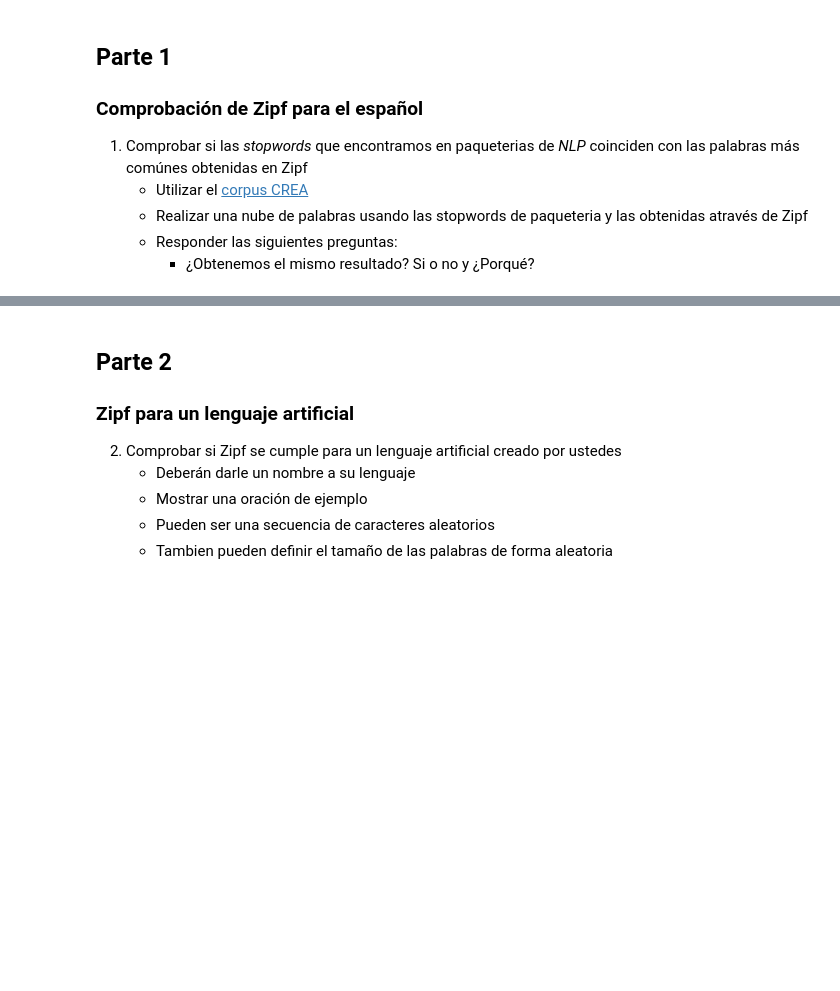
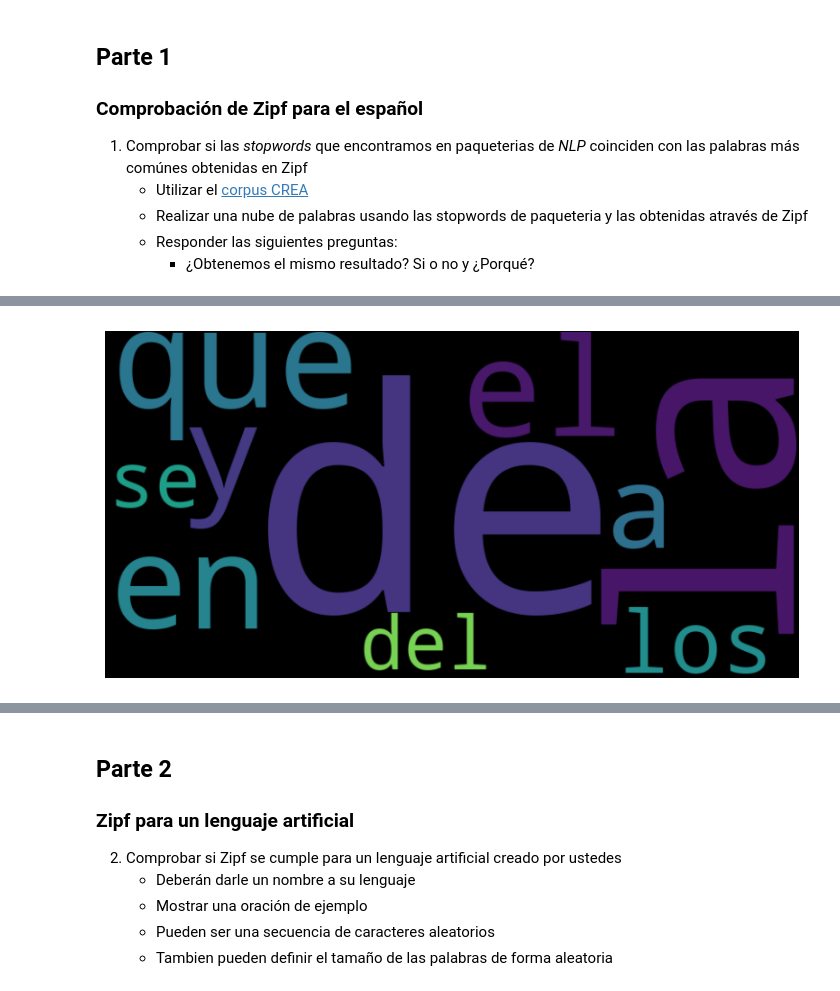
Before and after one commit to umoqnier/cl-2024-2-lab, a Jupyter notebook: practices/jardondiego/pr3/pr3.ipynb, the cells around one changed output, grey strips where cells are left out. Drawn from its saved outputs; the diff is of its cells as text; code cells hidden in the pictures; blank space fills up the shorter version.

```diff
--- a/practices/jardondiego/pr3/pr3.ipynb
+++ b/practices/jardondiego/pr3/pr3.ipynb
@@ -55,0 +110,15 @@ from collections import defaultdict
+# %%
+from wordcloud import WordCloud
+import matplotlib.pyplot as plt
+
+
+top_10_words = dataset.sort_values(by='frequency', ascending=False).head(10)
+word_freq = dict(zip(top_10_words['word'], top_10_words['frequency']))
+wordcloud = WordCloud(width=800, height=400).generate_from_frequencies(word_freq)
+
+plt.figure(figsize=(10, 5))
+plt.imshow(wordcloud, interpolation='bilinear')
+plt.axis('off')
+plt.show()
+# %% [output]
+[figure, added]
```
Also changed, not shown: parts of 10 cells of this notebook, 1 other file.
